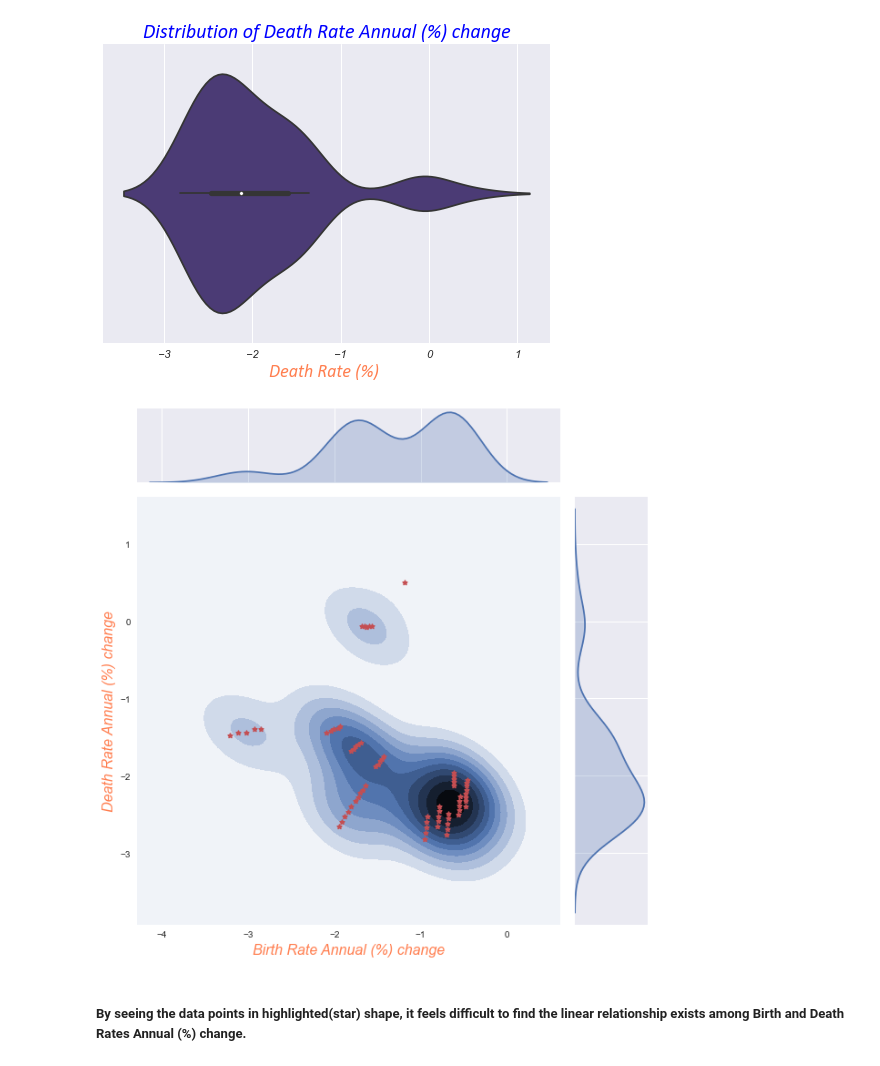
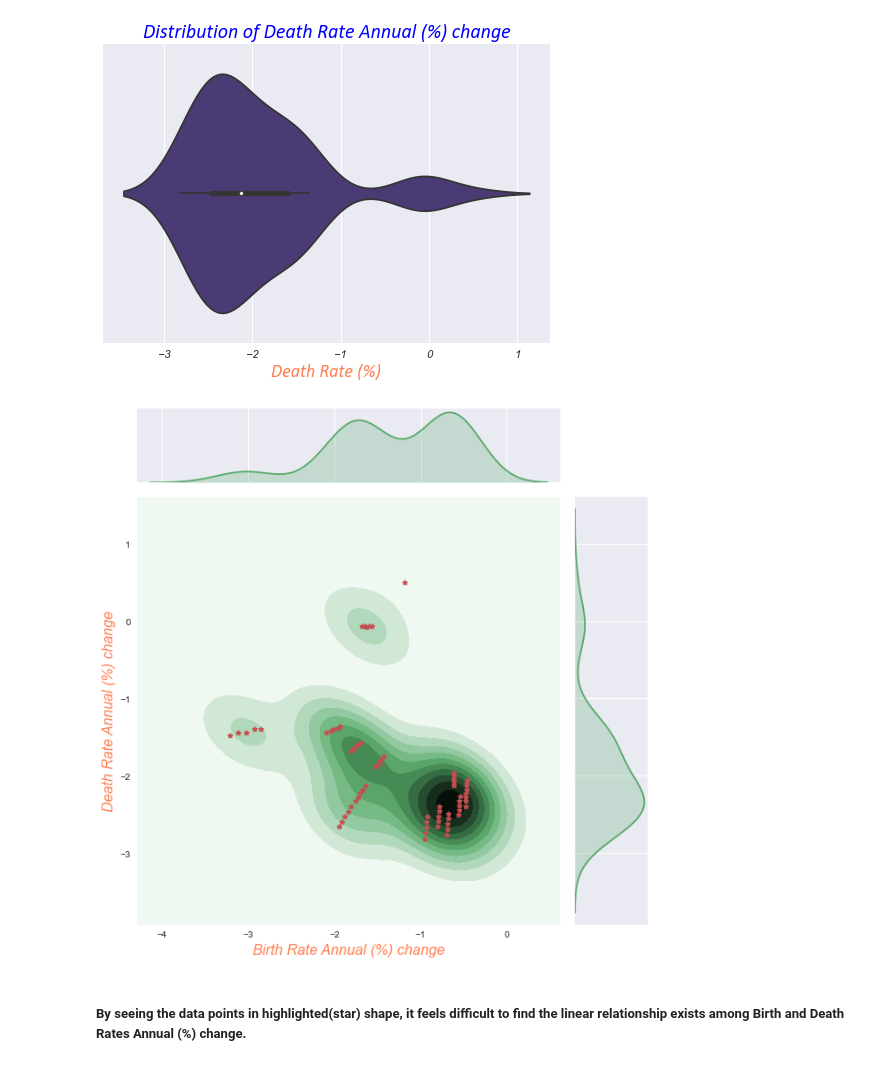
Before and after one commit to raj-shr-git/Indian_Pop_Statistical_Analysis, a Jupyter notebook: Indian_Pop_Data_Analysis.ipynb, the cells around one changed output. Drawn from its saved outputs; the diff is of its cells as text; code cells hidden in the pictures.

Commit message:
Continued with Visualizations

```diff
--- a/Indian_Pop_Data_Analysis.ipynb
+++ b/Indian_Pop_Data_Analysis.ipynb
@@ -562,11 +562,11 @@ plt.show()
 [figure]
 # %%
 with plt.style.context('seaborn'):
-    img_c2 = sns.jointplot(x='BR_annual_change',y='DR_annual_change',data=ind_pop_df,kind='kde',height=9)
+    img_c2 = sns.jointplot(x='BR_annual_change',y='DR_annual_change',data=ind_pop_df,kind='kde',height=9,color='g')
     img_c2.plot_joint(plt.scatter, c="r", s=25, linewidth=1.5, marker="*")
     img_c2.set_axis_labels('Birth Rate Annual (%) change','Death Rate Annual (%) change',color='coral',size=16,style='oblique')
 # %% [output]
-[figure, old version]
+[figure, new version]
 # %% [markdown]
 ##### **By seeing the data points in highlighted(star) shape, it feels difficult to find the linear relationship exists among Birth and Death Rates Annual (%) change.**
 # %%
```
Also changed, not shown: parts of 38 cells of this notebook.
